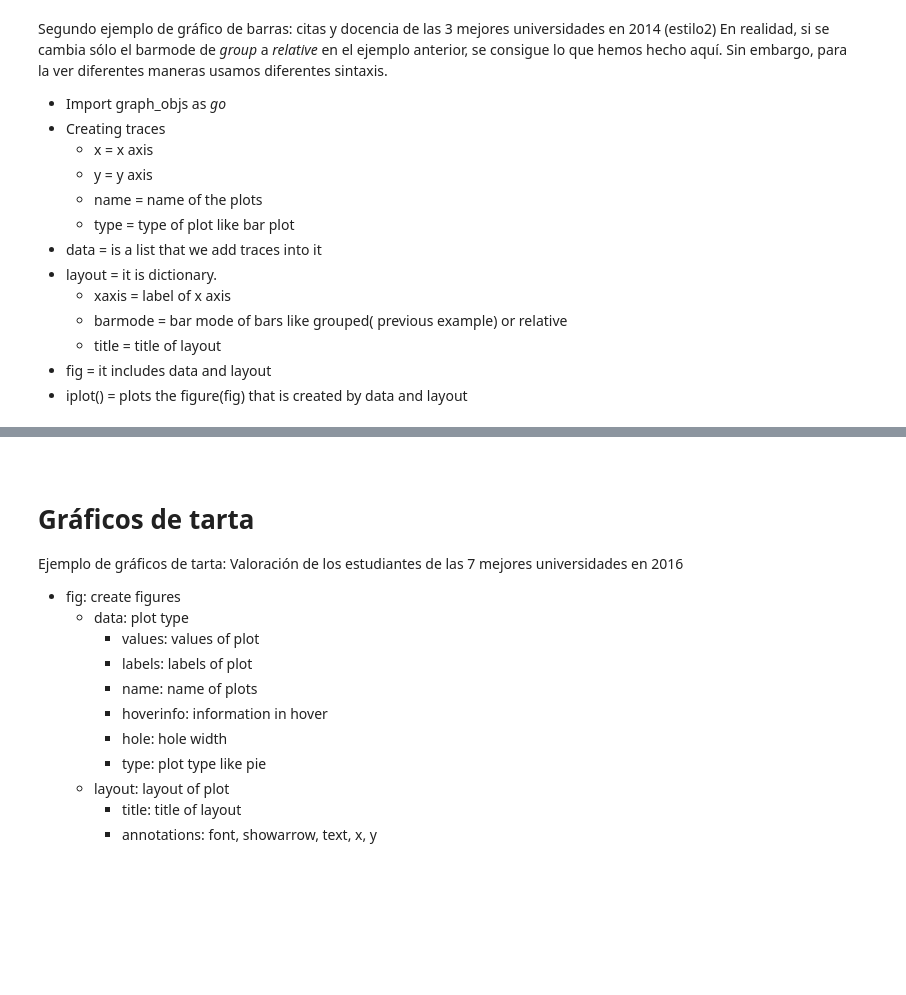
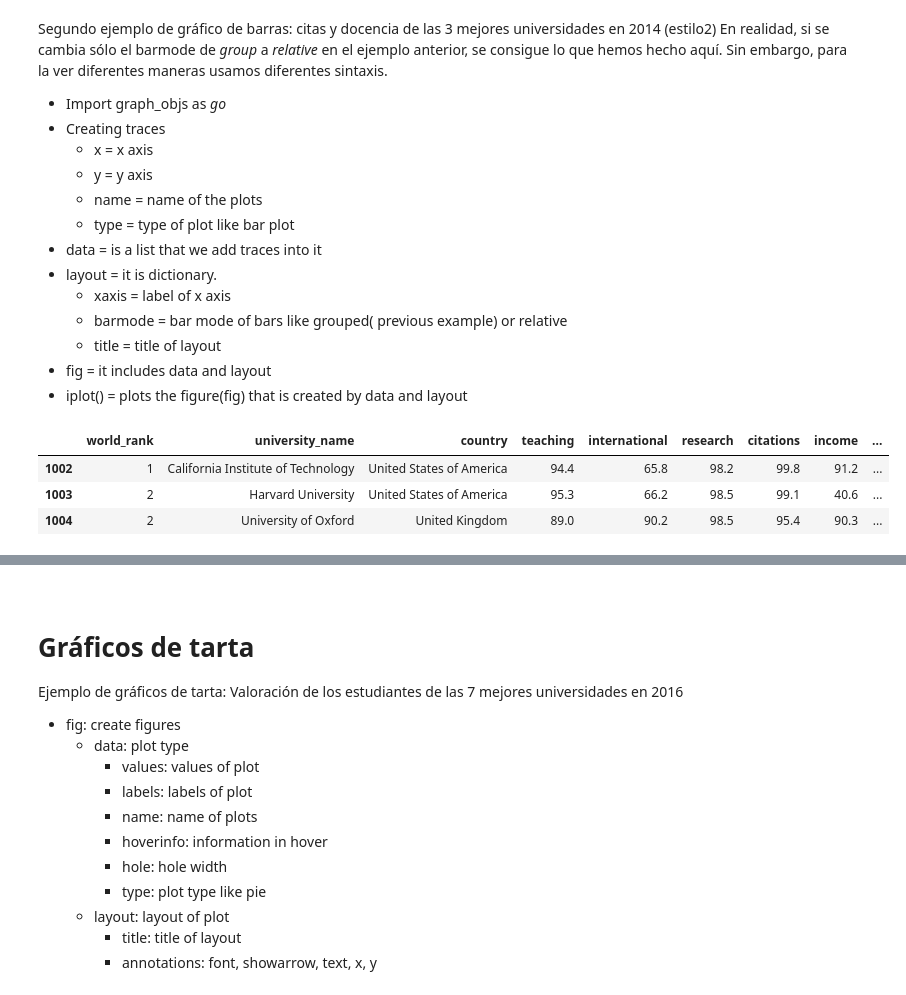
Before and after one commit to fercardiaz-tbs/DSPT_TBS_SVL_0923, a Jupyter notebook: 2-Data Analytics/5-Visualizacion/3-Plotly/Teoría/Plotly_tutorial_for_beginners.ipynb, the cells around one changed output, grey strips where cells are left out. Cells and saved outputs as stored; diff of their text form; code cells hidden in the pictures; blank space fills up the shorter version.

```diff
--- a/2-Data Analytics/5-Visualizacion/3-Plotly/Teoría/Plotly_tutorial_for_beginners.ipynb
+++ b/2-Data Analytics/5-Visualizacion/3-Plotly/Teoría/Plotly_tutorial_for_beginners.ipynb
@@ -280,6 +377,13 @@ En realidad, si se cambia sólo el barmode de *group* a *relative* en el ejemplo
     * title = title of layout
 * fig = it includes data and layout
 * iplot() = plots the figure(fig) that is created by data and layout
+# %%
+df2014
+# %% [output]
+|  | world_rank | university_name | country | teaching | international | research | citations | income | ... |
+| 1002 | 1 | California Institute of Technology | United States of America | 94.4 | 65.8 | 98.2 | 99.8 | 91.2 | ... |
+| 1003 | 2 | Harvard University | United States of America | 95.3 | 66.2 | 98.5 | 99.1 | 40.6 | ... |
+| 1004 | 2 | University of Oxford | United Kingdom | 89.0 | 90.2 | 98.5 | 95.4 | 90.3 | ... |
 # %%
 # prepare data frames
 df2014 = timesData[timesData.year == 2014].iloc[:3,:]
```
Also changed, not shown: parts of 26 cells of this notebook, 6 other files.
